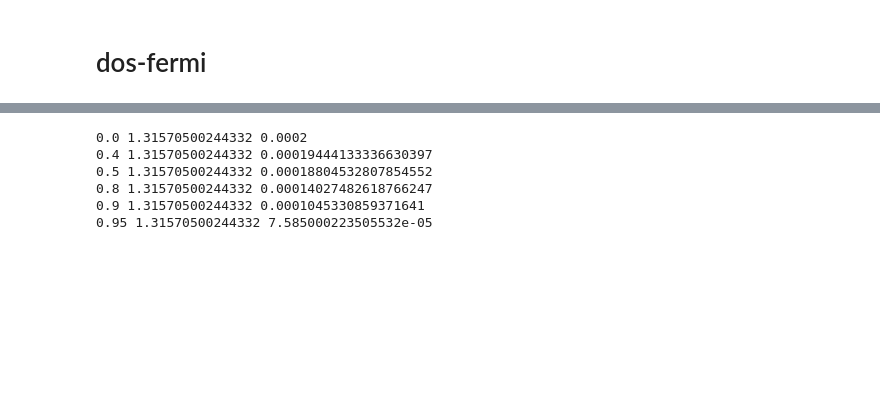
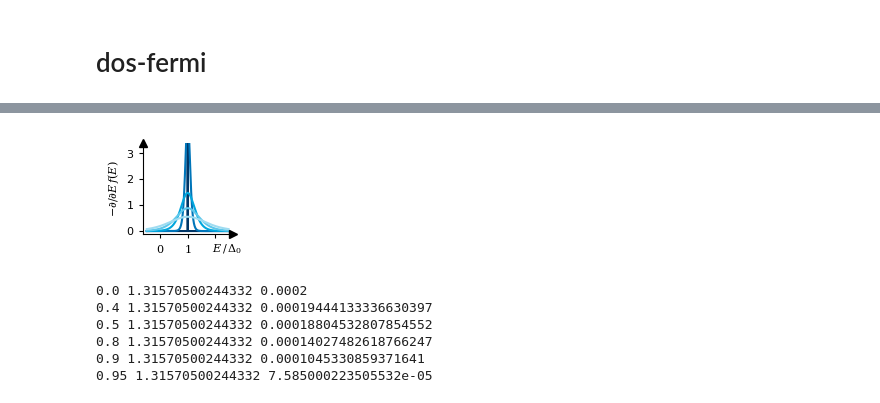
Before and after one commit to schmampf/dissertation, a Jupyter notebook: theory/micro/micro.ipynb, the cells around one changed output, grey strips where cells are left out. Drawn from its saved outputs; the diff is of its cells as text; code cells hidden in the pictures; blank space fills up the shorter version.

```diff
--- a/theory/micro/micro.ipynb
+++ b/theory/micro/micro.ipynb
@@ -249,3 +310,71 @@ fig.savefig("dos-fermi.pdf")
+# %%
+fig, ax = plt.subplots(
+    1,
+    1,
+    figsize=(1.4, 1.2),
+)
+
+for i, T in enumerate(Ts_TC):
+    ax.plot(
+        E_meV / Delta_meV,
+        dfs[i, :],
+        color=cmap(clim=(0.1, 0.8))(i / len(Ts_TC)),
+        zorder=i - 10,
+        label=f"{T:1.1f}",
+        lw=1.5,
+    )
+
+ax.set_ylim(-0.1, 3.4)
+ax.set_yticks([0, 1, 2, 3])
+ax.set_xticks([-1, 0, 1], labels=["$0$", "$1$", " "])
+
+for spine in ["top", "right"]:
+    ax.spines[spine].set_visible(False)
+ax.tick_params(
+    axis="both",
+    direction="out",
+    length=3,
+    labelsize=8,
+    color=color,
+    labelcolor=color,
+)
+x_lim = ax.get_xlim()
+y_lim = ax.get_ylim()
+ax_trans = ax.get_xaxis_transform()
+ax.plot(x_lim[1], y_lim[0], ">", color="k", clip_on=False)
+ax.plot(x_lim[0], y_lim[1], "^", color="k", clip_on=False)
+ax.set_xlim(x_lim)
+ax.set_ylim(y_lim)
+
+ax.text(
+    x_lim[1] + np.abs(x_lim[1] - x_lim[0]) / 10,
+    (y_lim[0] - y_lim[1]) / 8,
+    "$E\\,/\\,\\Delta_0$",
+    ha="right",
+    va="top",
+    fontsize=8,
+)
+ax.set_ylabel("$-\\partial/\\partial E\\, f(E)$")
+
+
+# ax.legend(
+#     title=r"$T/T_\mathrm{C} = $",
+#     handlelength=1.0,
+#     loc="upper right",
+#     frameon=False,
+#     fontsize=7,
+#     title_fontsize=7,
+#     bbox_to_anchor=(1.25, 1.15),
+#     borderpad=0.1,  # reduces padding inside the legend box
+#     labelspacing=0.3,  # reduces vertical spacing between items
+#     handletextpad=0.3,  # reduces spacing between line and label
+# )
+
+fig.tight_layout(pad=0.1)
+fig.savefig("micro-fermi-kernel.pgf")
+fig.savefig("micro-fermi-kernel.pdf")
+# %% [output]
+[figure, added]
 # %%
 # DOS does not smear with T!
 Delta = 0.2
```
Also changed, not shown: parts of 16 cells of this notebook, 29 other files.
